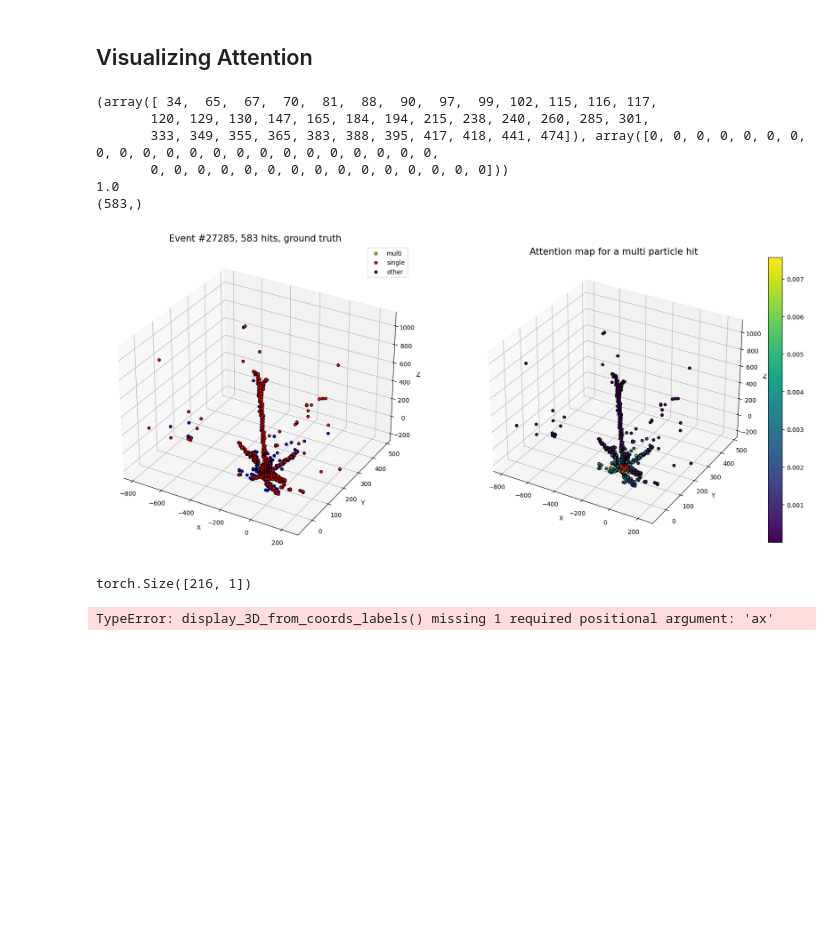
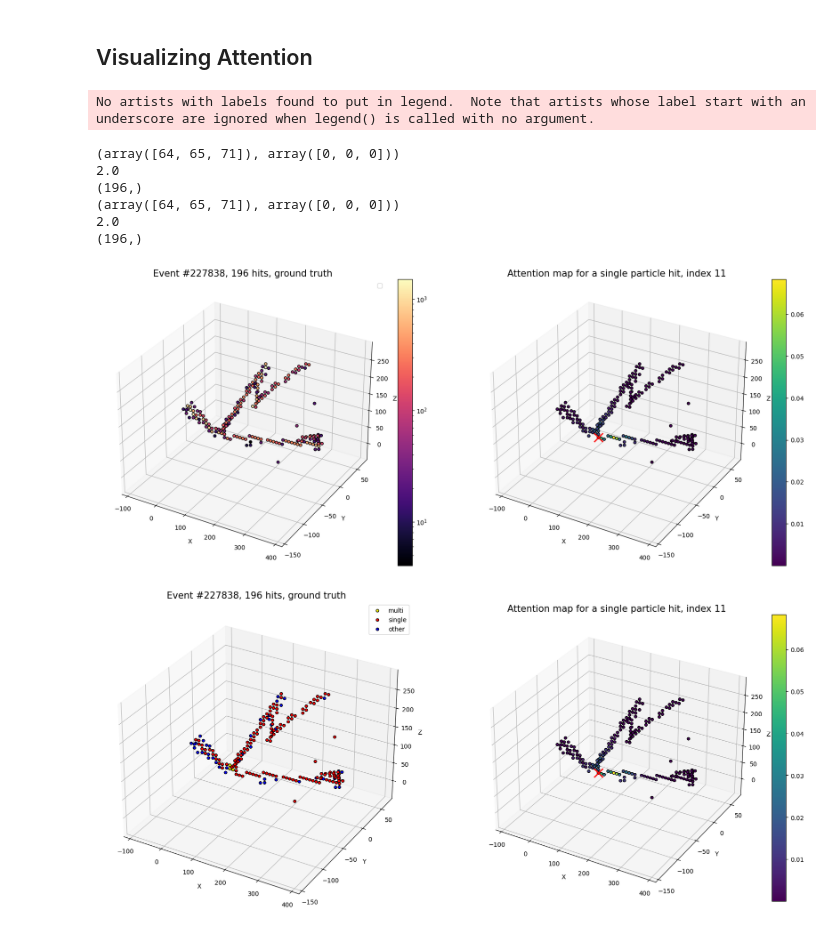
Before and after one commit to AntoineMsy/SemesterProject, a Jupyter notebook: notebooks/model_inference.ipynb, the cells around one changed output. Saved outputs shown, nothing was run; the diff lists cells and outputs as text; code cells hidden in the pictures; blank space fills up the shorter version.

Commit message:
commited changes on loss, model-inference script and plotting

```diff
--- a/notebooks/model_inference.ipynb
+++ b/notebooks/model_inference.ipynb
@@ -7,8 +8,10 @@ from data.plotting_utils import *
 # %%
 %load_ext autoreload
 %autoreload 2
-# %%
-ckpt_path = "/home/amisery/SemesterProject/tb_logs/my_model/version_26/checkpoints/epoch=99-step=21100.ckpt"
-model = NodeClassificationEngine.load_from_checkpoint(ckpt_path, map_location="cpu")
+# %%
+ckpt_path_wide = "/home/amisery/SemesterProject/tb_logs/my_model/version_35/checkpoints/epoch=92-step=19065.ckpt"
+ckpt_path_deep = "/home/amisery/SemesterProject/tb_logs/my_model/version_56/checkpoints/epoch=63-step=13120.ckpt"
+ckpt_path_small = "/home/amisery/SemesterProject/tb_logs/my_model/version_68/checkpoints/epoch=57-step=11890.ckpt"
+model = NodeClassificationEngine.load_from_checkpoint(ckpt_path_small, map_location="cpu")
 # %%
 dataset_h5 = NodeCL_h5dataset("/scratch/.amisery/out_cap_2000.h5")
@@ -87,37 +94,48 @@ def plot_attention(ax,dataset,model, idx, ref_point):
     h_s = ax.plot(coords[ref_point,0], coords[ref_point,1], coords[ref_point,2], c = "red", markersize = 15, markeredgewidth = 2, marker = 'x', zorder = 10)
     # h_s.set_offset_position('data')
     return plot
+# %%
+def display_3D_charge(coords,charge,ax):
+    plot = ax.scatter(coords[:,0], coords[:,1], coords[:,2], c = charge.squeeze(0).detach().numpy(), cmap ="magma", edgecolor = "black", alpha = 1,norm=matplotlib.colors.LogNorm())
+    ax.legend()
+    ax.set_xlabel("X")
+    ax.set_ylabel("Y")
+    ax.set_zlabel("Z")
+    ax.set_title("Charge")
+    plt.colorbar(plot, ax  = ax, use_gridspec= True,fraction=0.046, pad=0.04)
+    return plot
 # %%
-def plot_attn_gtruth(dataset,model,idx,refpoint):
+def plot_attn_gtruth(dataset,model,idx,refpoint, mode = "labels"):
     fig = plt.figure(figsize=(20,40))
     ax = fig.add_subplot(1,2,1,projection='3d')
     labels = ["multi particle", "single particle", "noise"]
     print(np.where(dataset.get_raw(idx)["values"]==1))
-    display_3D_from_coords_labels(dataset.get_raw(idx)['coords'][:,:3], dataset.get_raw(idx)["values"],ax)
+    if mode == "labels":
+        display_3D_from_coords_labels(dataset.get_raw(idx)['coords'][:,:3], dataset.get_raw(idx)["values"],ax)
+    elif mode == "charge":
+        display_3D_charge(dataset.get_raw(idx)['coords'][:,:3], dataset.get_raw(idx)["coords"][:,3],ax)
+    else :
+        raise(RuntimeError("Unkown Mode. Must be either charge or labels"))
     plt.title("Event #%d, %d hits, ground truth"%(idx, len(dataset.get_raw(idx)['coords'])), fontsize = 15)
     ax = fig.add_subplot(1,2,2,projection='3d')
     refpoint_cat = dataset.get_raw(idx)["values"][refpoint]
     print(refpoint_cat.item())
 
     ax= plot_attention(ax,dataset_h5, model, idx, refpoint)
-    plt.title("Attention map for a %s hit"%(labels[int(refpoint_cat-1)]), fontsize = 15)
+    plt.title("Attention map for a %s hit, index %s"%(labels[int(refpoint_cat-1)],refpoint
+    ), fontsize = 15)
+
     # plt.subplots_adjust(top=0.9, bottom=0.1, hspace=0.3)
-# %%
-
-plot_attn_gtruth(dataset_h5,model,27285,117)
-# %% [output]
-(array([ 34,  65,  67,  70,  81,  88,  90,  97,  99, 102, 115, 116, 117,
-       120, 129, 130, 147, 165, 184, 194, 215, 238, 240, 260, 285, 301,
-       333, 349, 355, 365, 383, 388, 395, 417, 418, 441, 474]), array([0, 0, 0, 0, 0, 0, 0, 0, 0, 0, 0, 0, 0, 0, 0, 0, 0, 0, 0, 0, 0, 0,
-       0, 0, 0, 0, 0, 0, 0, 0, 0, 0, 0, 0, 0, 0, 0]))
-1.0
-(583,)
-[figure, removed]
-# %%
-dataset_h5.get_raw(3)["values"].shape
-# %% [output]
-torch.Size([216, 1])
-# %%
-display_3D_from_coords_labels(dataset_h5.get_raw(3)['coords'][:,:3], model_inference(dataset_h5,3))
-# %% [output]
-TypeError: display_3D_from_coords_labels() missing 1 required positional argument: 'ax'
+# %%
+plot_attn_gtruth(dataset_h5,model,227838,11,mode="charge")
+plot_attn_gtruth(dataset_h5,model,227838,11,mode="labels")
+# %% [output]
+No artists with labels found to put in legend.  Note that artists whose label start with an underscore are ignored when legend() is called with no argument.
+(array([64, 65, 71]), array([0, 0, 0]))
+2.0
+(196,)
+(array([64, 65, 71]), array([0, 0, 0]))
+2.0
+(196,)
+[figure, added]
+[figure, added]
```
Also changed, not shown: parts of 4 cells of this notebook, 8 other files.
